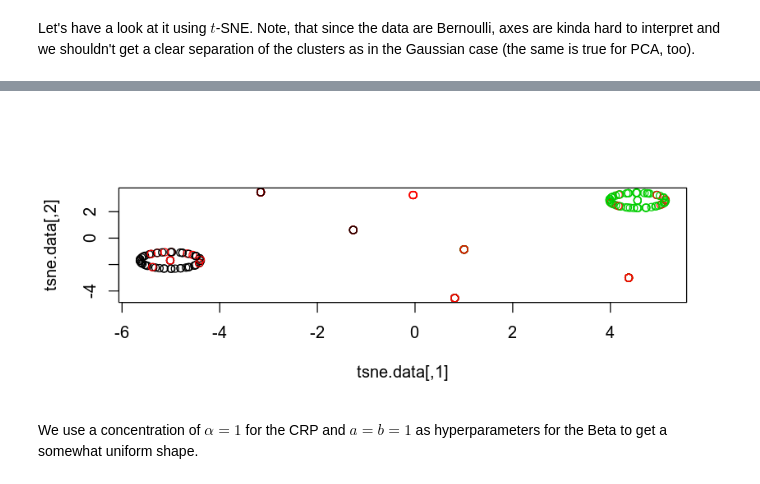
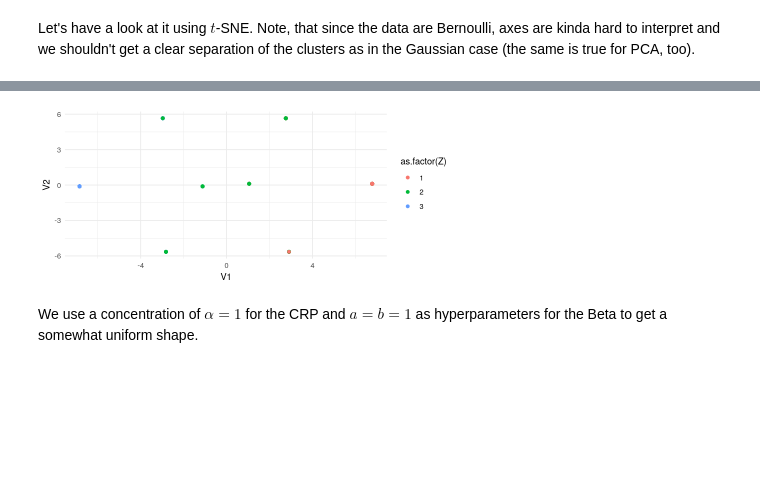
Before and after one commit to dirmeier/etudes, a Jupyter notebook: dirichlet_process_mixture_models.ipynb, the cells around one changed output, grey strips where cells are left out. Cells and saved outputs as stored; diff of their text form; code cells hidden in the pictures; blank space fills up the shorter version.

```diff
--- a/dirichlet_process_mixture_models.ipynb
+++ b/dirichlet_process_mixture_models.ipynb
@@ -451,7 +450,13 @@ Epoch: Iteration #1500 error is: 0.107640267359697
-# %%
-plot(tsne.data, col=Z)
-# %% [output]
-[figure, removed]
+# %%
+log.pca <- logisticPCA(X, k = 2)
+# %%
+g1 <- data.frame(cbind(log.pca$PCs, Z=Z)) %>%
+    ggplot() +
+    geom_point(aes(V1, V2, col=as.factor(Z))) +
+    theme_minimal()
+g1
+# %% [output]
+[figure, added]
 # %% [markdown]
 We use a concentration of $\alpha=1$ for the CRP and $a=b=1$ as hyperparameters for the Beta to get a somewhat uniform shape.
 # %%
```
Also changed, not shown: parts of 34 cells of this notebook, 12 other files.
